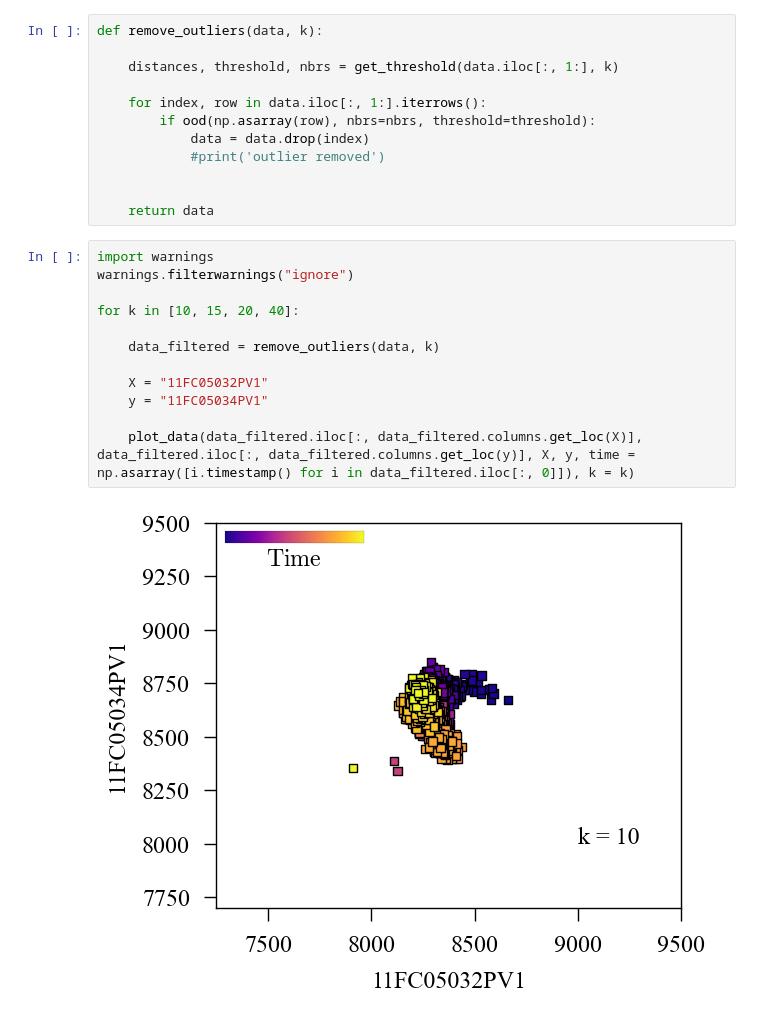
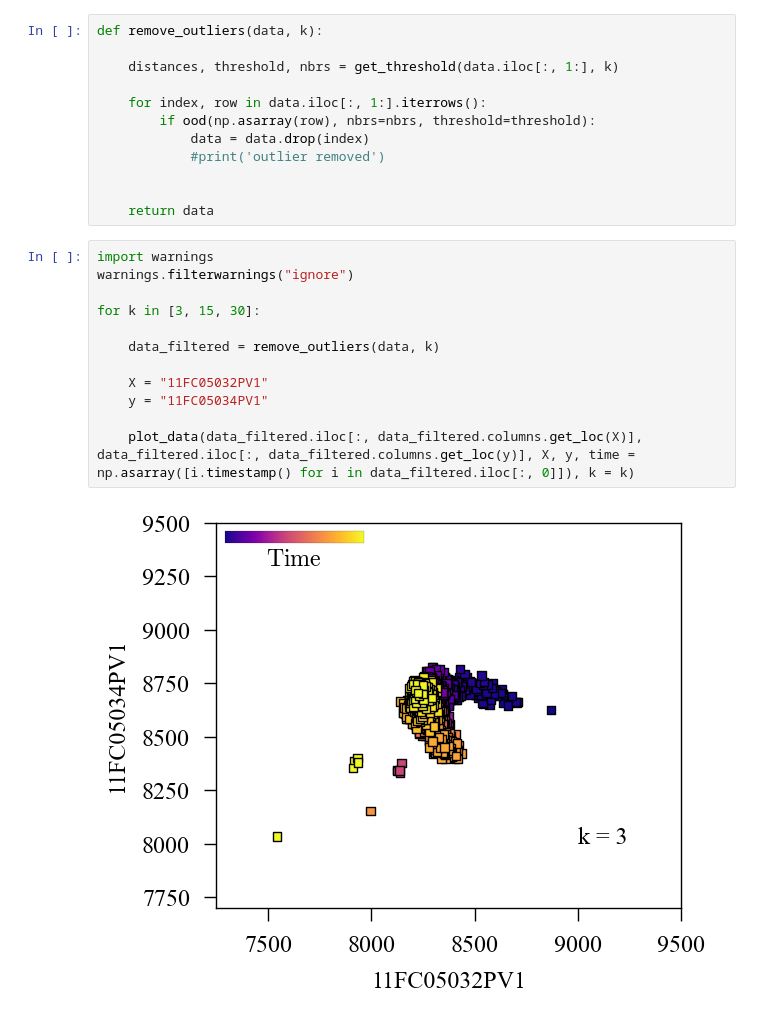
Before and after one commit to lbrice1/ai_cheme_examples, a Jupyter notebook: notebooks/2.1b-lbm-example-2-1-outlier_b.ipynb, the cells around one changed output. Drawn from its saved outputs; the diff is of its cells as text.

```diff
--- a/notebooks/2.1b-lbm-example-2-1-outlier_b.ipynb
+++ b/notebooks/2.1b-lbm-example-2-1-outlier_b.ipynb
@@ -221,15 +221,15 @@ def remove_outliers(data, k):
 # %%
 import warnings
 warnings.filterwarnings("ignore")
 
-for k in [10, 15, 20, 40]:
+for k in [3, 15, 30]:
 
     data_filtered = remove_outliers(data, k)
 
     X = "11FC05032PV1"
     y = "11FC05034PV1"
 
     plot_data(data_filtered.iloc[:, data_filtered.columns.get_loc(X)], data_filtered.iloc[:, data_filtered.columns.get_loc(y)], X, y, time = np.asarray([i.timestamp() for i in data_filtered.iloc[:, 0]]), k = k)
 # %% [output]
-[figure, old version]
+[figure, new version]
 [figure]
```
Also changed, not shown: parts of 3 cells of this notebook.
